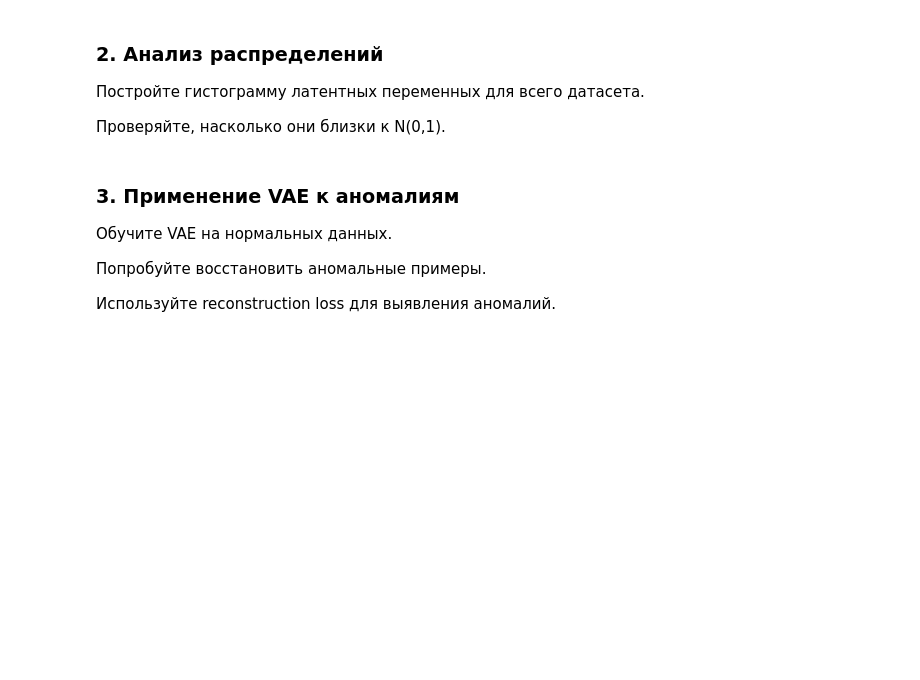
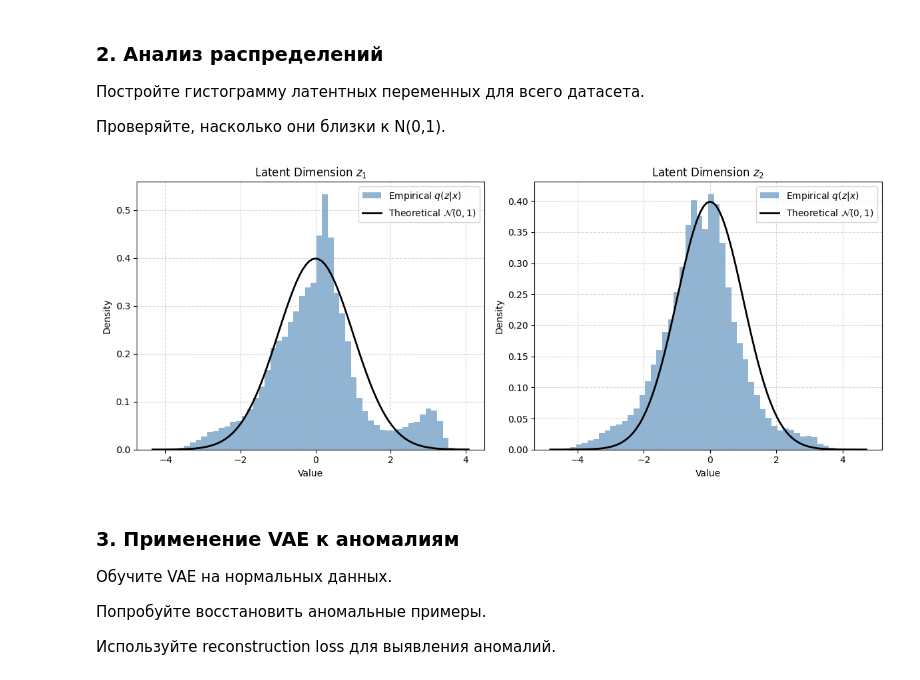
Before and after one commit to ZED-or-ZERO/Notes-on-ML-Courses., a Jupyter notebook: ML Course from ItechResearch/Lecture Tasks/Lecture_17.ipynb, the cells around one changed output. Saved outputs shown, nothing was run; the diff lists cells and outputs as text; code cells hidden in the pictures; blank space fills up the shorter version.

```diff
--- a/ML Course from ItechResearch/Lecture Tasks/Lecture_17.ipynb
+++ b/ML Course from ItechResearch/Lecture Tasks/Lecture_17.ipynb
@@ -356,6 +396,48 @@ with torch.no_grad():
 
 
 Проверяйте, насколько они близки к N(0,1).
+# %%
+from scipy.stats import norm
+
+def plot_latent_histogram(model, data_loader, device):
+    model.eval() # Включаем inference mode
+    all_mu = []
+
+    with torch.no_grad():
+        for data, _ in data_loader:
+            data = data.to(device)
+            # Извлекаем параметры mu; logvar здесь не нужен
+            mu, _ = model.encode(data.view(-1, 784))
+            all_mu.append(mu.cpu().numpy())
+
+    # Конкатенируем списки батчей (batches) в единый numpy array [N, 2]
+    all_mu = np.concatenate(all_mu, axis=0)
+
+    # Создаем plot с двумя графиками (subplots) для z1 и z2
+    fig, axes = plt.subplots(1, 2, figsize=(12, 5))
+
+    for i in range(2):
+        # 1. Эмпирическая гистограмма данных (Empirical distribution)
+        axes[i].hist(all_mu[:, i], bins=50, density=True, alpha=0.6, color='steelblue', label='Empirical $q(z|x)$')
+
+        # 2. Теоретическое распределение N(0,1) (Theoretical prior)
+        xmin, xmax = axes[i].get_xlim()
+        x = np.linspace(xmin, xmax, 100)
+        p = norm.pdf(x, 0, 1) # mu=0, std=1
+        axes[i].plot(x, p, 'k', linewidth=2, label='Theoretical $\mathcal{N}(0,1)$')
+
+        axes[i].set_title(f'Latent Dimension $z_{i+1}$')
+        axes[i].set_xlabel('Value')
+        axes[i].set_ylabel('Density')
+        axes[i].legend()
+        axes[i].grid(True, linestyle='--', alpha=0.5)
+
+    plt.tight_layout()
+    plt.show()
+
+plot_latent_histogram(model, train_dataloader, device)
+# %% [output]
+[figure, added]
 # %% [markdown]
 ### 3. Применение VAE к аномалиям
 
```
Also changed, not shown: parts of 12 cells of this notebook, 11 other files.
